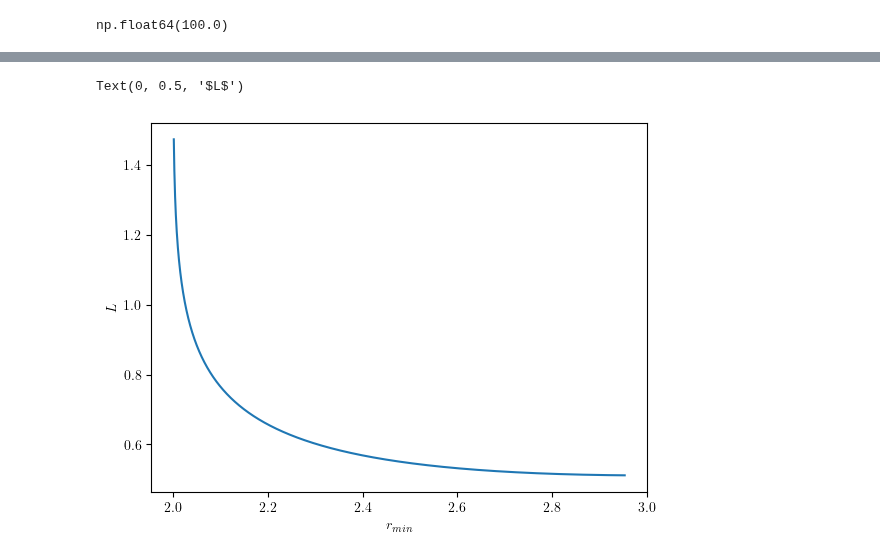
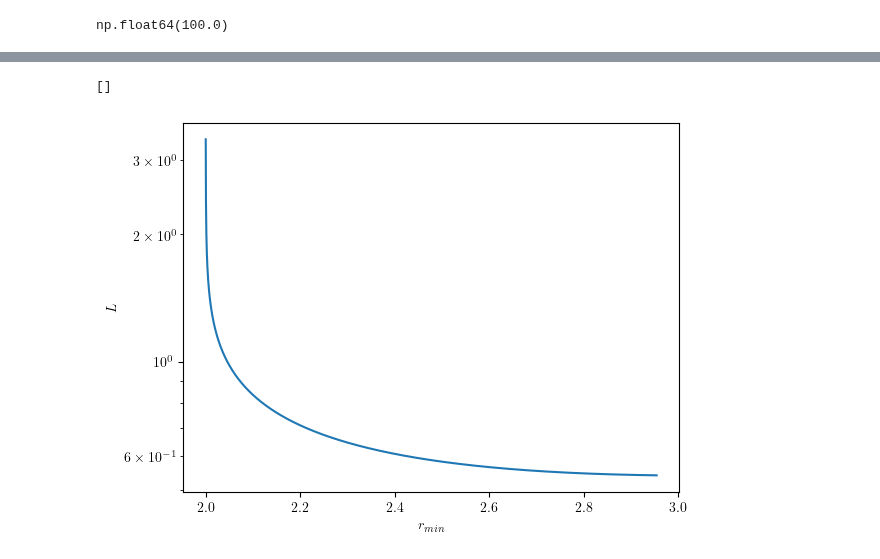
Before and after one commit to Bkorotko03/HoloProj, a Jupyter notebook: NCShock260226.ipynb, the cells around one changed output, grey strips where cells are left out. Saved outputs shown, nothing was run; the diff lists cells and outputs as text; code cells hidden in the pictures.

```diff
--- a/NCShock260226.ipynb
+++ b/NCShock260226.ipynb
@@ -11,7 +11,8 @@ import scipy as sp
 # %%
 # like before, lets set some precision and a UV cutoff...
 rmax = 100
-num = 2000
+num = 3000
+eps = 0.0001
 # %%
 # define some useful functions
 def f(r,R):
@@ -205,7 +206,7 @@ plt.show()
 def Lvsrmin(rminarr,R,a):
     Larr = []
     for rmin in rminarr:
-        rarr = np.logspace(np.log10(rmin+0.001),np.log10(rmax),num)
+        rarr = np.logspace(np.log10(rmin+eps),np.log10(rmax),num)
         integ = 2/np.sqrt((rarr**4) * f(rarr,R) * h(rarr,a) * b(rarr,rmin))
         L = np.trapezoid(integ,rarr)
         if np.isfinite(L):
@@ -214,5 +215,5 @@ def Lvsrmin(rminarr,R,a):
             Larr.append(0)
     return np.array(Larr)
 # %%
-rminarr = np.logspace(np.log10(R+0.001),np.log10(rmax),num)
+rminarr = np.logspace(np.log10(R+eps),np.log10(rmax),num)
 # %%
@@ -296,10 +286,11 @@ LvsrminArr = Lvsrmin(newrminarr,R,0.3)
 # %%
 plt.plot(newrminarr,LvsrminArr)
 plt.xlabel(r'$r_{min}$')
 plt.ylabel(r'$L$')
+plt.semilogy()
 # %% [output]
-Text(0, 0.5, '$L$')
+[]
-[figure, old version]
+[figure, new version]
 # %%
 plt.plot(LvsrminArr,unArea)
 plt.xlabel(r'$L$')
```
Also changed, not shown: parts of 15 cells of this notebook.
